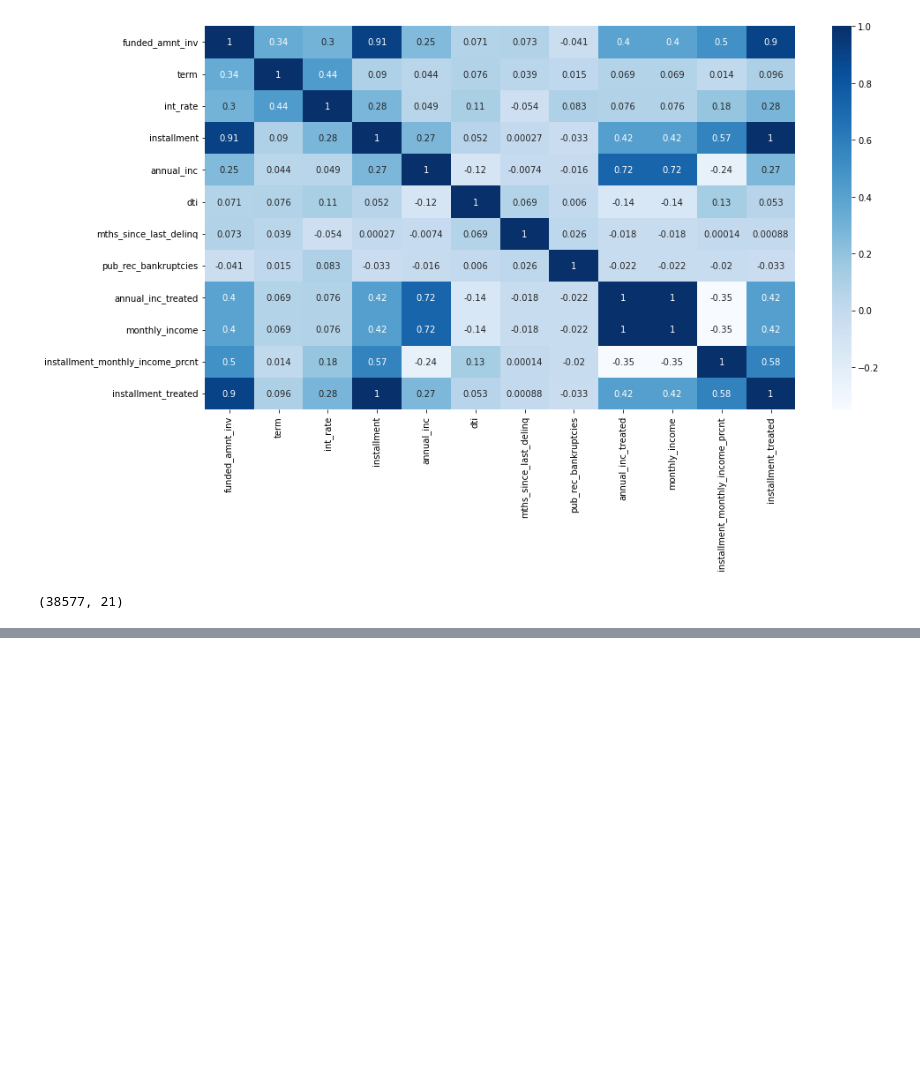
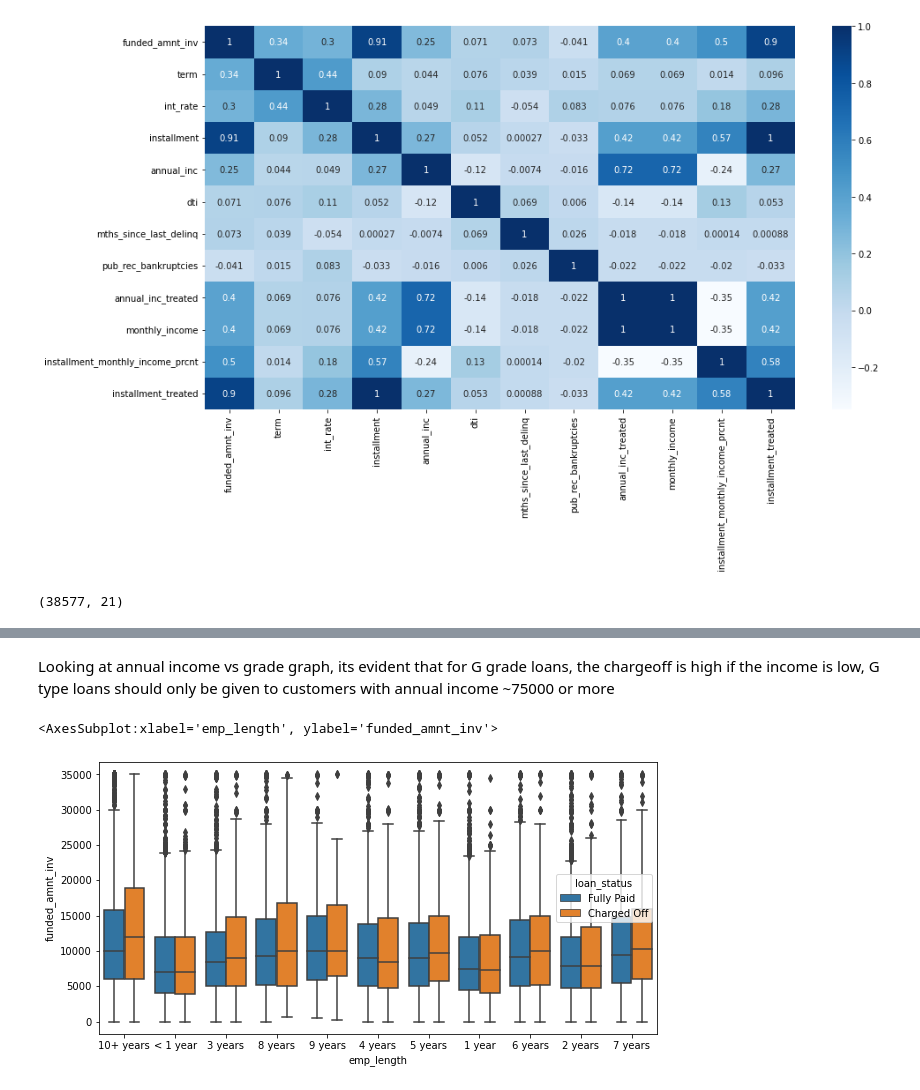
Before and after one commit to GTPrasad/Lending_Club_Case_Study, a Jupyter notebook: Case Study Cleaned.ipynb, the cells around one changed output, grey strips where cells are left out. Drawn from its saved outputs; the diff is of its cells as text; code cells hidden in the pictures; blank space fills up the shorter version.

```diff
--- a/Case Study Cleaned.ipynb
+++ b/Case Study Cleaned.ipynb
@@ -310,0 +314,8 @@ for i in cont_cols_up:
+# %% [markdown]
+Looking at annual income vs grade graph, its evident that for G grade loans, the chargeoff is high if the income is low, G type loans should only be given to customers with annual income ~75000 or more
+# %%
+plt.figure(figsize=(10,5))
+sns.boxplot(x='emp_length',y='funded_amnt_inv',data=df, hue='loan_status')
+# %% [output]
+<AxesSubplot:xlabel='emp_length', ylabel='funded_amnt_inv'>
+[figure, added]
```
Also changed, not shown: parts of 41 cells of this notebook, 1 other file.
